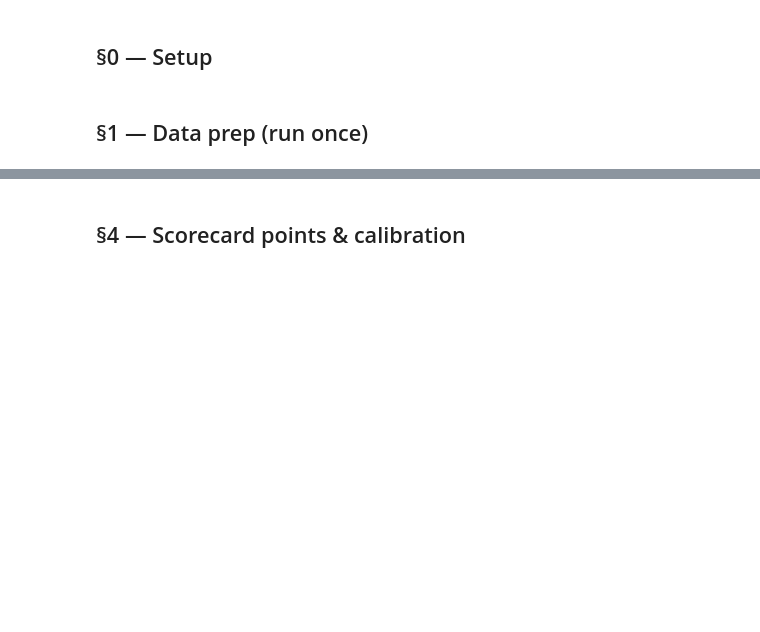
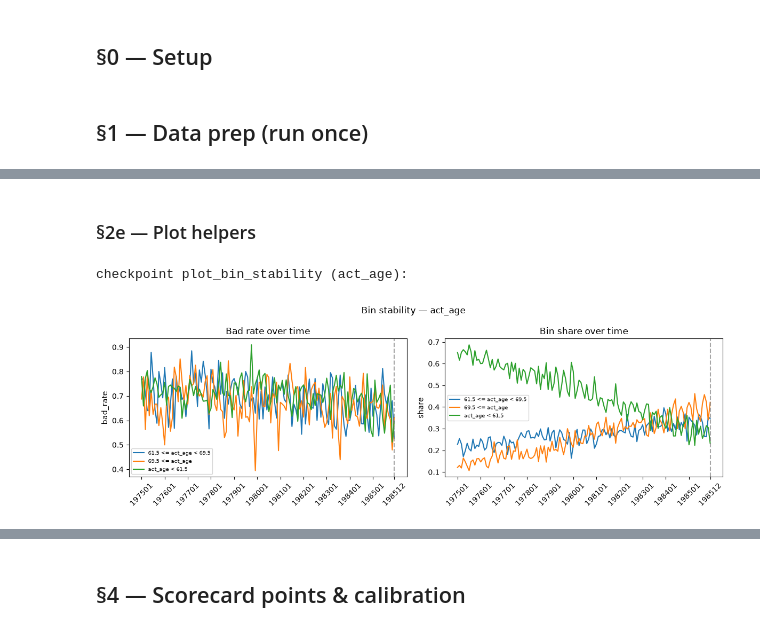
Before and after one commit to giangphuongtran/scorecard-builder, a Jupyter notebook: notebooks/03_scorecard.ipynb, the cells around one changed output, grey strips where cells are left out. Drawn from its saved outputs; the diff is of its cells as text; code cells hidden in the pictures; blank space fills up the shorter version.

```diff
--- a/notebooks/03_scorecard.ipynb
+++ b/notebooks/03_scorecard.ipynb
@@ -1002,0 +1052,18 @@ Staged workflow — run cells in order; re-run from any checkpoint when tuning.
+# %%
+def bin_stability_report(df_binned, features, target, time_col, params):
+	period_tables = {}
+	parts = []
+	for feat in features:
+		pt = bin_bad_rate_by_period(df_binned, feat, target, time_col)
+		period_tables[feat] = pt
+		parts.append(pt)
+	combined = pd.concat(parts, ignore_index=True) if parts else pd.DataFrame()
+	flags = flag_unstable_bins(combined, params) if len(combined) else pd.DataFrame()
+	return period_tables, flags
+
+# --- checkpoint: bin_stability_report ---
+_cp_period_tables, _cp_stability_flags = bin_stability_report(
+    _cp_train_binned, _cp_feats[:2], SCORECARD_PARAMS["target"], SCORECARD_PARAMS["time_col"], SCORECARD_PARAMS,
+)
+print(f"checkpoint bin_stability_report: features={list(_cp_period_tables)} flags={len(_cp_stability_flags)}")
+display(_cp_stability_flags.head(5))
@@ -1002,0 +1113,52 @@ Staged workflow — run cells in order; re-run from any checkpoint when tuning.
+# %% [markdown]
+### §2e — Plot helpers
+# %%
+def plot_bin_stability(period_table, feature, train_end_period=None, min_n=None, tick_every=6):
+    if period_table.empty:
+        return
+    min_n = min_n or SCORECARD_PARAMS["min_bin_n_period"]
+    fig, axes = plt.subplots(1, 2, figsize=(12, 4))
+    fig.suptitle(f"Bin stability — {feature}")
+
+    for bin_label, sub in period_table.groupby("bin"):
+        sub = sub.sort_values("period")
+        if sub["n"].min() < min_n:
+            continue
+        axes[0].plot(sub["period"], sub["bad_rate"], label=str(bin_label))
+        axes[1].plot(sub["period"], sub["share"], label=str(bin_label))
+
+    if train_end_period:
+        for ax in axes:
+            ax.axvline(train_end_period, color="gray", linestyle="--", alpha=0.7)
+
+    # keep only some periods on x-axis
+    periods = sorted(period_table["period"].astype(str).unique())
+    xticks = periods[::tick_every] if len(periods) > tick_every else periods
+    if periods[-1] not in xticks:
+        xticks.append(periods[-1])
+
+    axes[0].set_title("Bad rate over time")
+    axes[0].set_ylabel("bad_rate")
+    axes[1].set_title("Bin share over time")
+    axes[1].set_ylabel("share")
+
+    for ax in axes:
+        ax.set_xticks(xticks)
+        ax.tick_params(axis="x", rotation=45)
+        ax.legend(fontsize=7, loc="best")
+
+    plt.tight_layout()
+    plt.show()
+
+# --- checkpoint: plot_bin_stability ---
+_cp_plot_feat = _cp_feats[0]
+print(f"checkpoint plot_bin_stability ({_cp_plot_feat}):")
+plot_bin_stability(
+    _cp_period_tables[_cp_plot_feat],
+    _cp_plot_feat,
+    train_end_period=SCORECARD_PARAMS["train_end_period"],
+    tick_every=12,
+)
+# %% [output]
+checkpoint plot_bin_stability (act_age):
+[figure, added]
```
Also changed, not shown: parts of 91 cells of this notebook, 1 other file.
